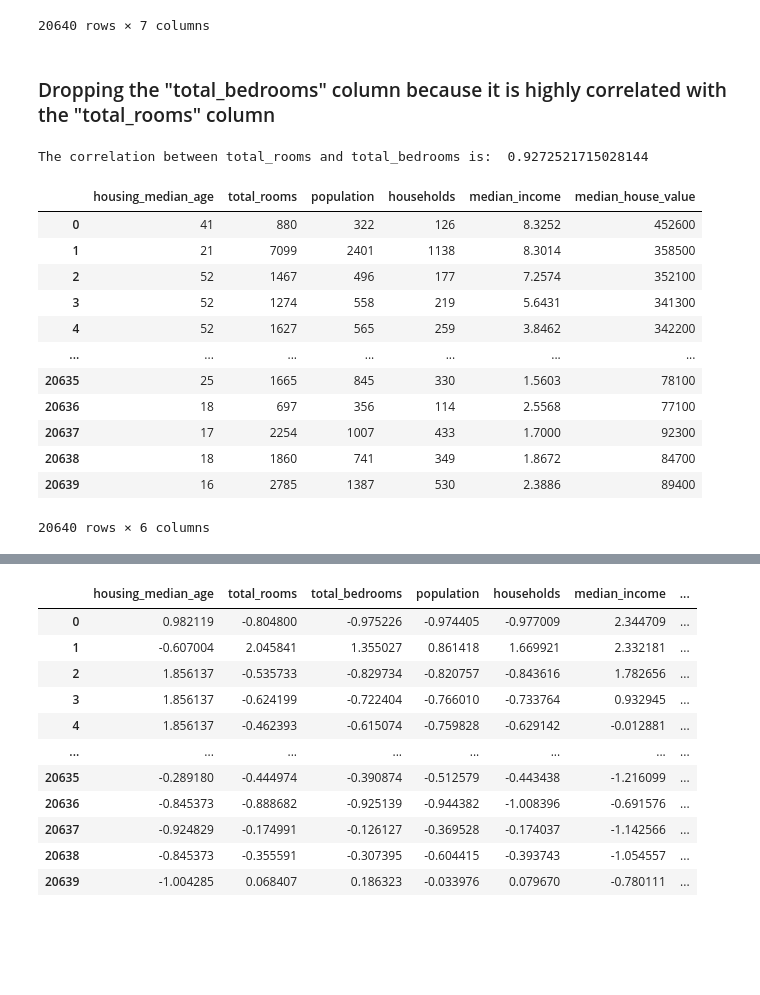
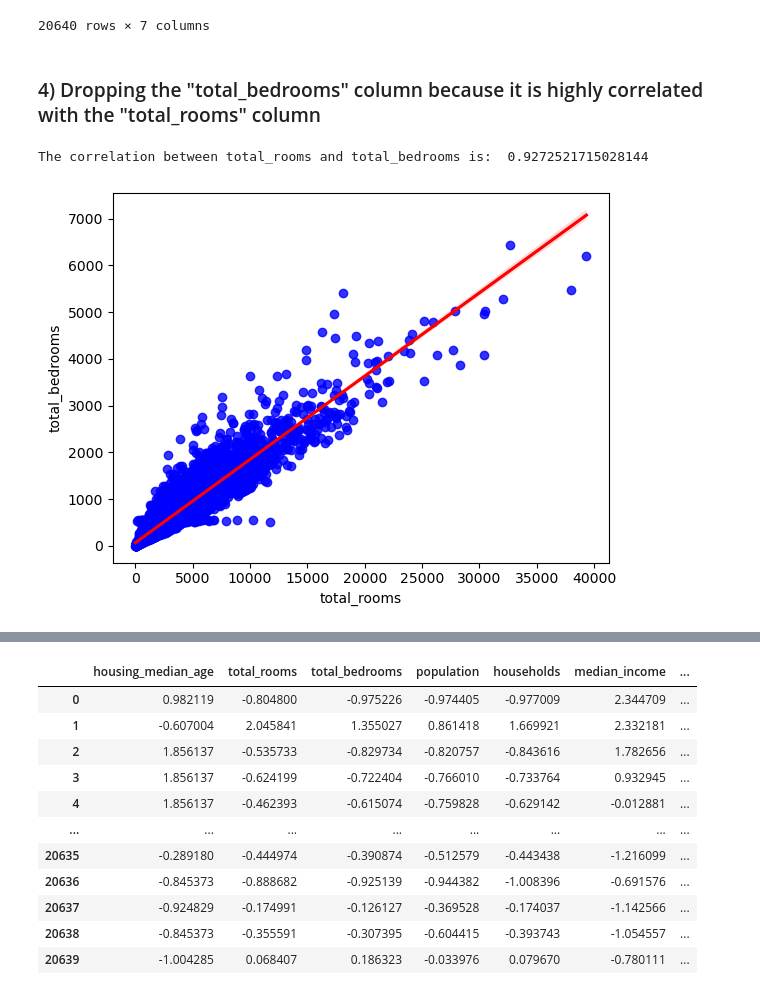
Before and after one commit to frankzhongzd/California-Housing-Prices-1990, a Jupyter notebook: Code/Project 1- Feb 2.ipynb, the cells around one changed output, grey strips where cells are left out. Cells and saved outputs as stored; diff of their text form; code cells hidden in the pictures; blank space fills up the shorter version.

```diff
--- a/Code/Project 1- Feb 2.ipynb
+++ b/Code/Project 1- Feb 2.ipynb
@@ -147,27 +153,15 @@ df_predict_price
 | 20638 | 18 | 1860 | 409.0 | 741 | 349 | 1.8672 | ... |
 | 20639 | 16 | 2785 | 616.0 | 1387 | 530 | 2.3886 | ... |
 20640 rows × 7 columns
-# %% [markdown]
-### Dropping the "total_bedrooms" column because it is highly correlated with the "total_rooms" column
-# %%
-room_correlation = df_predict_price['total_rooms'].corr(df_predict_price['total_bedrooms'])
-print("The correlation between total_rooms and total_bedrooms is: ", room_correlation)
-# %% [output]
-The correlation between total_rooms and total_bedrooms is:  0.9272521715028144
-# %%
-df_prepared = df_predict_price.drop(columns = ['total_bedrooms'])
-df_prepared
-# %% [output]
-|  | housing_median_age | total_rooms | population | households | median_income | median_house_value |
-| 0 | 41 | 880 | 322 | 126 | 8.3252 | 452600 |
-| 1 | 21 | 7099 | 2401 | 1138 | 8.3014 | 358500 |
-| 2 | 52 | 1467 | 496 | 177 | 7.2574 | 352100 |
-| 3 | 52 | 1274 | 558 | 219 | 5.6431 | 341300 |
-| 4 | 52 | 1627 | 565 | 259 | 3.8462 | 342200 |
-| ... | ... | ... | ... | ... | ... | ... |
-| 20635 | 25 | 1665 | 845 | 330 | 1.5603 | 78100 |
-| 20636 | 18 | 697 | 356 | 114 | 2.5568 | 77100 |
-| 20637 | 17 | 2254 | 1007 | 433 | 1.7000 | 92300 |
-| 20638 | 18 | 1860 | 741 | 349 | 1.8672 | 84700 |
-| 20639 | 16 | 2785 | 1387 | 530 | 2.3886 | 89400 |
-20640 rows × 6 columns
+# %% [markdown]
+### 4) Dropping the "total_bedrooms" column because it is highly correlated with the "total_rooms" column
+# %%
+room_correlation = df_predict_price['total_rooms'].corr(df_predict_price['total_bedrooms'])
+print("The correlation between total_rooms and total_bedrooms is: ", room_correlation)
+# %% [output]
+The correlation between total_rooms and total_bedrooms is:  0.9272521715028144
+# %%
+#Correlation Graph
+rooms_cor = sns.regplot(x=df_predict_price.total_rooms, y=df_predict_price.total_bedrooms, scatter_kws={'color': 'blue'}, line_kws={'color': 'red'})
+# %% [output]
+[figure, added]
```
Also changed, not shown: parts of 24 cells of this notebook, 3 other files.
